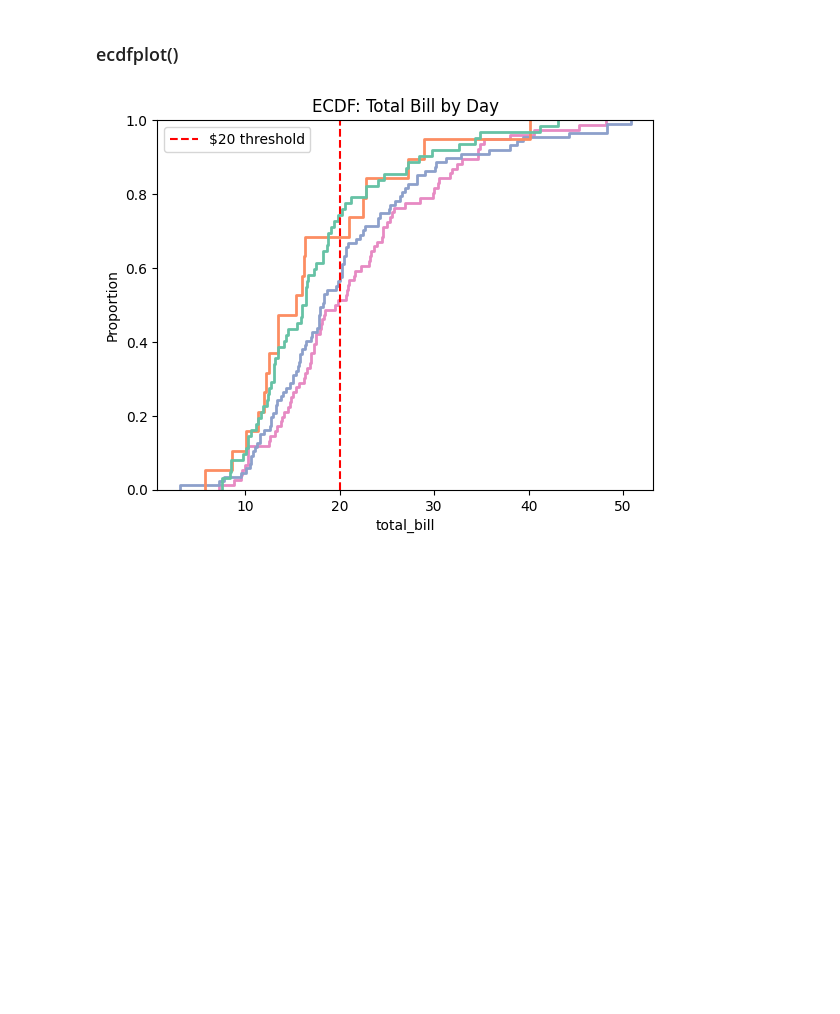
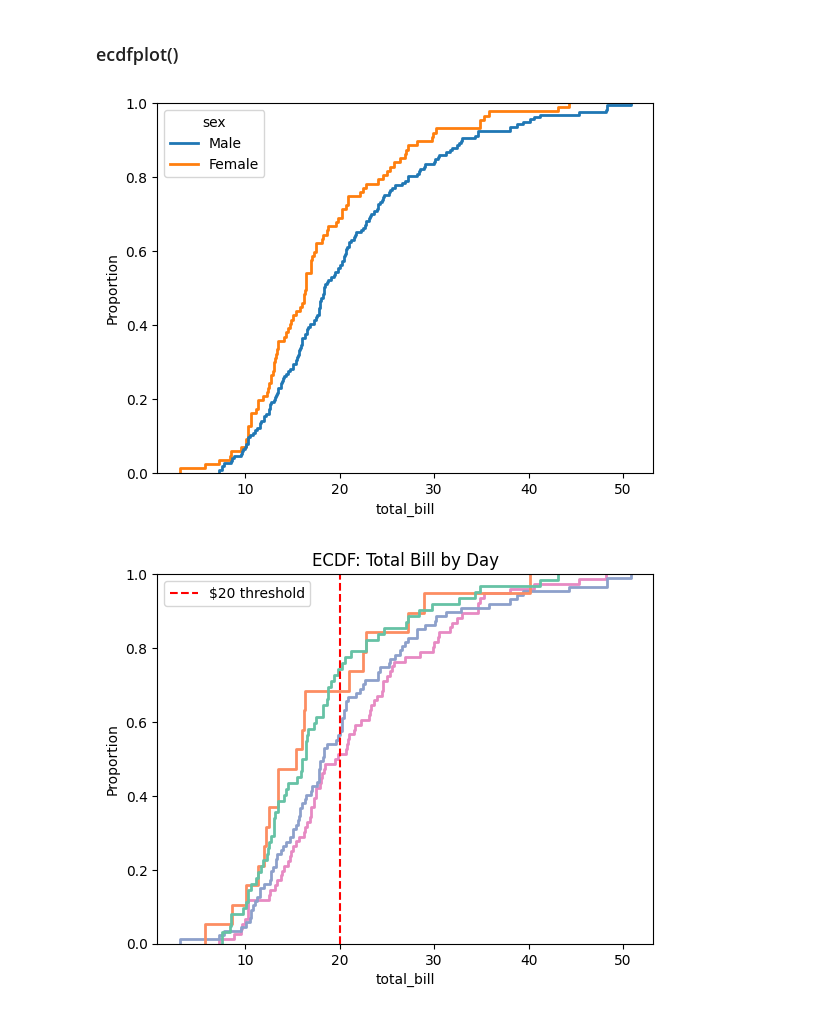
Before and after one commit to Pranishgrg21/Analysis_using_pandas, a Jupyter notebook: seaborn.ipynb, the cells around one changed output. Cells and saved outputs as stored; diff of their text form; code cells hidden in the pictures; blank space fills up the shorter version.

```diff
--- a/seaborn.ipynb
+++ b/seaborn.ipynb
@@ -299,6 +331,12 @@ plt.show()
 [figure]
 # %% [markdown]
 ### ecdfplot()
+# %%
+# Basic ECDF
+sns.ecdfplot(data=tips, x="total_bill", hue="sex", linewidth= 2)
+plt.show()
+# %% [output]
+[figure, added]
 # %%
 # Compare groups with ECDF
 sns.ecdfplot(
```
Also changed, not shown: parts of 41 cells of this notebook, 1 other file.
